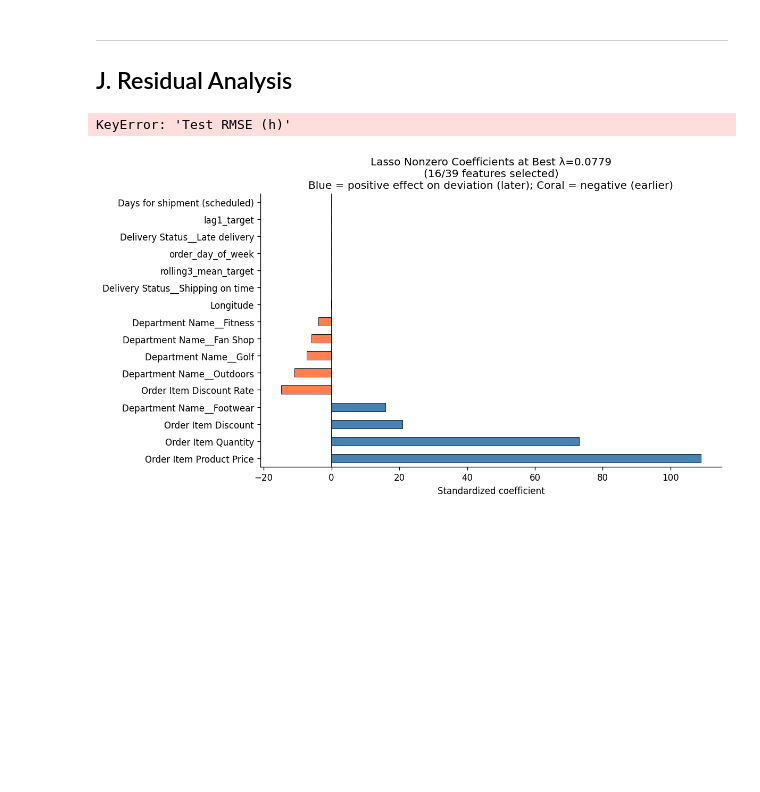
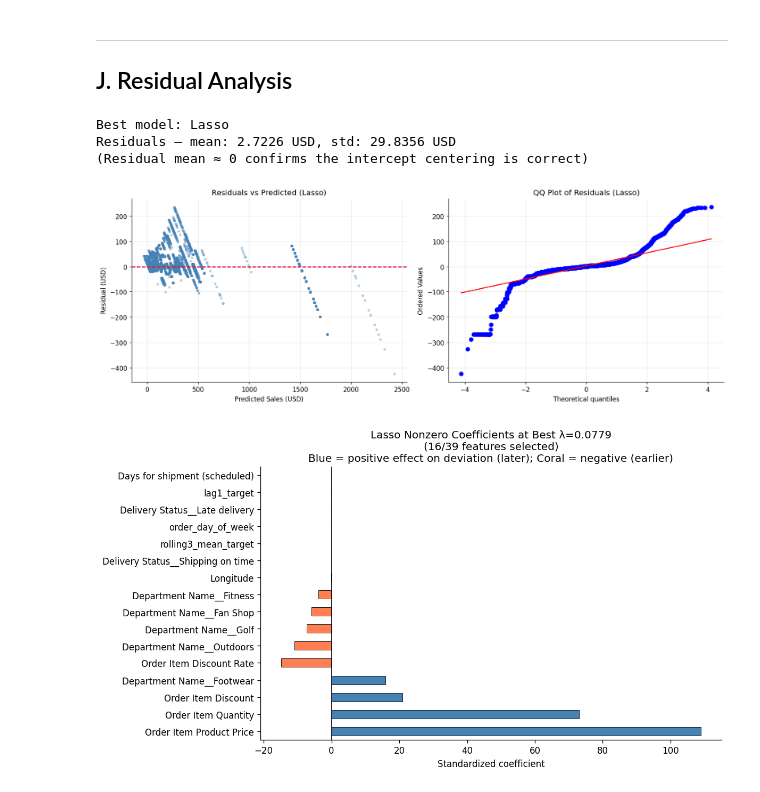
Before and after one commit to dasashreeya/msml604-convex-regression, a Jupyter notebook: notebooks/02_real_experiments.ipynb, the cells around one changed output. Drawn from its saved outputs; the diff is of its cells as text; code cells hidden in the pictures; blank space fills up the shorter version.

Commit message:
error correction

```diff
--- a/notebooks/02_real_experiments.ipynb
+++ b/notebooks/02_real_experiments.ipynb
@@ -467,32 +467,35 @@ ISTA vs FISTA Timing Comparison (3-run average):
 ---
 ## J. Residual Analysis
 # %%
-best_model_name = test_df["Test RMSE (h)"].idxmin()
+best_model_name = test_df["Test RMSE (USD)"].idxmin()
 best_solver = fitted_solvers[best_model_name]
 y_pred_best = X_test_std @ best_solver.coef_ + y_mean   # add mean back
 residuals = y_test - y_pred_best
 
 print(f"Best model: {best_model_name}")
-print(f"Residuals — mean: {residuals.mean():.4f}h, std: {residuals.std():.4f}h")
+print(f"Residuals — mean: {residuals.mean():.4f} USD, std: {residuals.std():.4f} USD")
 print(f"(Residual mean ≈ 0 confirms the intercept centering is correct)")
 
 fig, axes = plt.subplots(1, 2, figsize=(14, 5))
 
 axes[0].scatter(y_pred_best, residuals, alpha=0.3, s=10, color="steelblue")
 axes[0].axhline(0, color="crimson", ls="--", lw=1.5)
-axes[0].set_xlabel("Predicted delivery time deviation (hours)")
-axes[0].set_ylabel("Residual (hours)")
+axes[0].set_xlabel("Predicted Sales (USD)")
+axes[0].set_ylabel("Residual (USD)")
 axes[0].set_title(f"Residuals vs Predicted ({best_model_name})")
 axes[0].grid(True, alpha=0.3)
 
 stats.probplot(residuals, dist="norm", plot=axes[1])
 axes[1].set_title(f"QQ Plot of Residuals ({best_model_name})")
 axes[1].grid(True, alpha=0.3)
 
 plt.tight_layout()
 plt.show()
 # %% [output]
-KeyError: 'Test RMSE (h)'
+Best model: Lasso
+Residuals — mean: 2.7226 USD, std: 29.8356 USD
+(Residual mean ≈ 0 confirms the intercept centering is correct)
+[figure, added]
 # %%
 # Top predictive features by Lasso coefficient magnitude
 lasso_solver = fitted_solvers["Lasso"]
```
